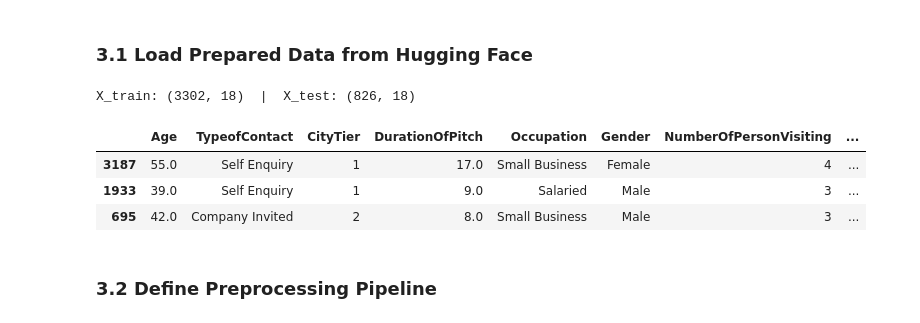
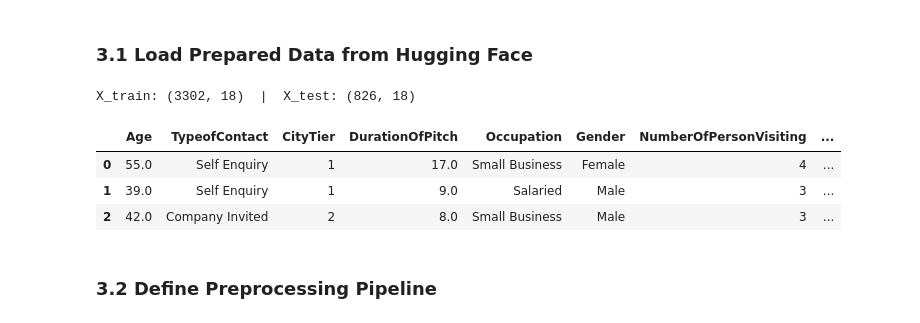
Before and after one commit to Shailendre/visit-with-us-mlops, a Jupyter notebook: VisitWithUs_MLOps.ipynb, the cells around one changed output. Saved outputs shown, nothing was run; the diff lists cells and outputs as text; code cells hidden in the pictures.

```diff
--- a/VisitWithUs_MLOps.ipynb
+++ b/VisitWithUs_MLOps.ipynb
@@ -498,23 +548,24 @@ Models evaluated: Decision Tree, Random Forest, Gradient Boosting, XGBoost.
 # %% [markdown]
 ### 3.1 Load Prepared Data from Hugging Face
 # %%
-# Loading from local files (in Colab: loads from HF URL after registration step)
-train_df = pd.read_csv("data/train.csv")
-test_df  = pd.read_csv("data/test.csv")
+# Load prepared train/test splits directly from Hugging Face
+base = f"https://huggingface.co/datasets/{DATASET_REPO}/resolve/main"
+train_df = pd.read_csv(f"{base}/train.csv")
+test_df  = pd.read_csv(f"{base}/test.csv")
 
 X_train = train_df.drop(TARGET, axis=1)
 y_train = train_df[TARGET]
 X_test  = test_df.drop(TARGET, axis=1)
 y_test  = test_df[TARGET]
 
 print(f"X_train: {X_train.shape}  |  X_test: {X_test.shape}")
 X_train.head(3)
 # %% [output]
 X_train: (3302, 18)  |  X_test: (826, 18)
 |  | Age | TypeofContact | CityTier | DurationOfPitch | Occupation | Gender | NumberOfPersonVisiting | ... |
-| 3187 | 55.0 | Self Enquiry | 1 | 17.0 | Small Business | Female | 4 | ... |
-| 1933 | 39.0 | Self Enquiry | 1 | 9.0 | Salaried | Male | 3 | ... |
-| 695 | 42.0 | Company Invited | 2 | 8.0 | Small Business | Male | 3 | ... |
+| 0 | 55.0 | Self Enquiry | 1 | 17.0 | Small Business | Female | 4 | ... |
+| 1 | 39.0 | Self Enquiry | 1 | 9.0 | Salaried | Male | 3 | ... |
+| 2 | 42.0 | Company Invited | 2 | 8.0 | Small Business | Male | 3 | ... |
 # %% [markdown]
 ### 3.2 Define Preprocessing Pipeline
 # %%
```
Also changed, not shown: parts of 34 cells of this notebook.
